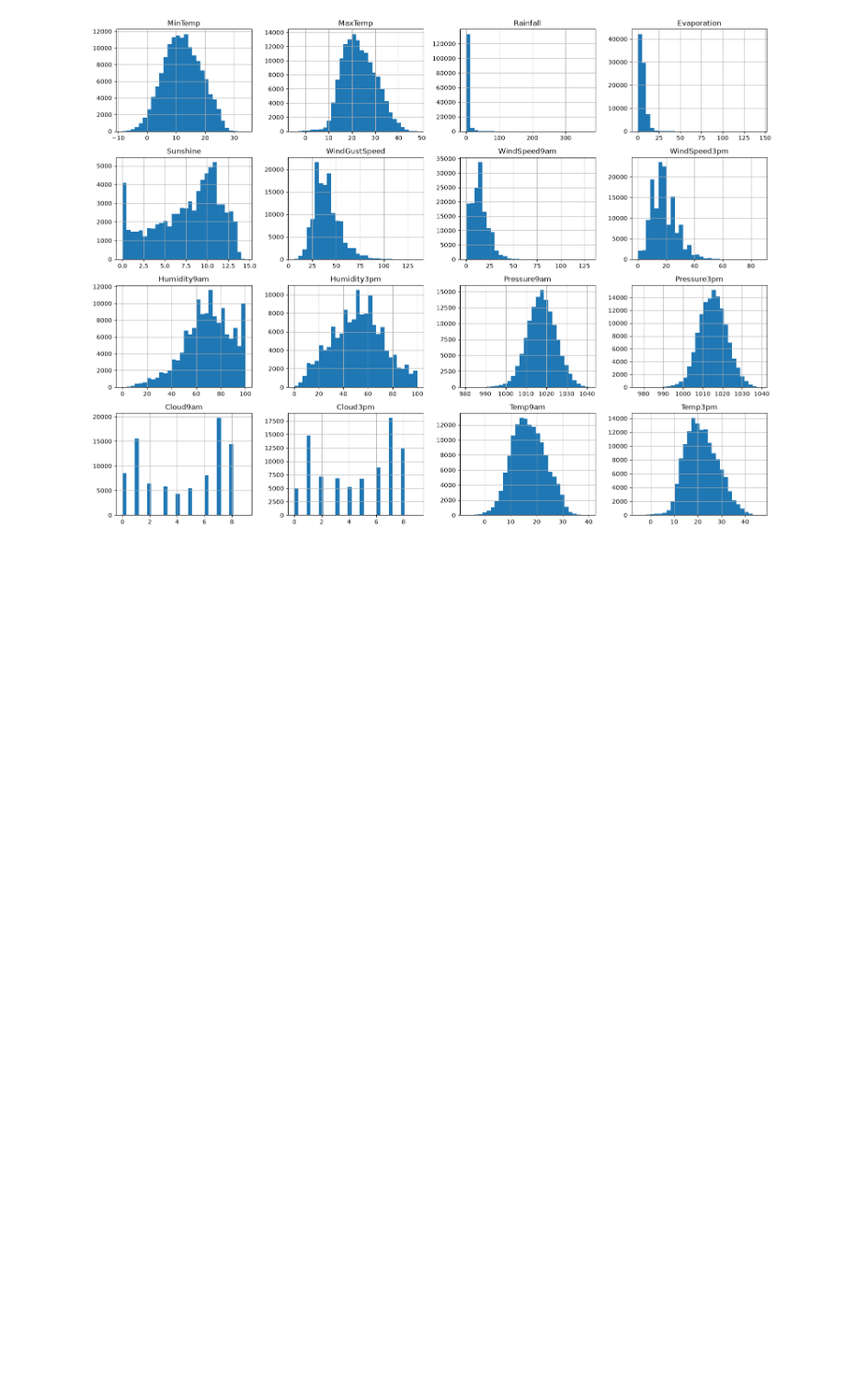
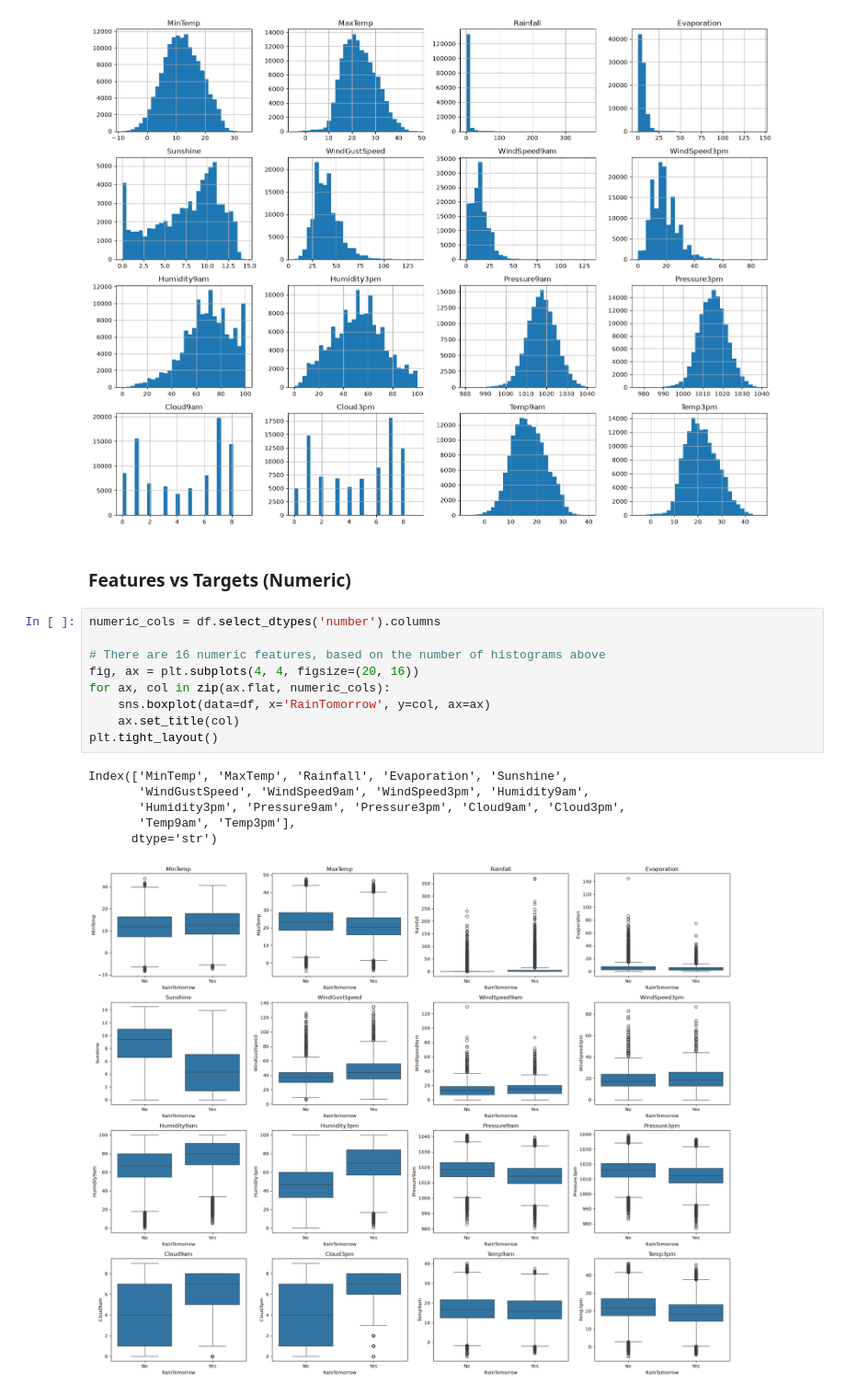
Before and after one commit to iekitamura453/DATASCI207_Final_Project, a Jupyter notebook: herman_notebook.ipynb, the cells around one changed output. Shown at 92% size. Cells and saved outputs as stored; diff of their text form; blank space fills up the shorter version.

Commit message:
Added more boxplots and bar chart

```diff
--- a/herman_notebook.ipynb
+++ b/herman_notebook.ipynb
@@ -195,3 +195,21 @@ WindDir3pm 16
 RainToday 2
 RainTomorrow 2
 [figure]
+# %% [markdown]
+### Features vs Targets (Numeric)
+# %%
+numeric_cols = df.select_dtypes('number').columns
+
+# There are 16 numeric features, based on the number of histograms above
+fig, ax = plt.subplots(4, 4, figsize=(20, 16))
+for ax, col in zip(ax.flat, numeric_cols):
+    sns.boxplot(data=df, x='RainTomorrow', y=col, ax=ax)
+    ax.set_title(col)
+plt.tight_layout()
+# %% [output]
+Index(['MinTemp', 'MaxTemp', 'Rainfall', 'Evaporation', 'Sunshine',
+       'WindGustSpeed', 'WindSpeed9am', 'WindSpeed3pm', 'Humidity9am',
+       'Humidity3pm', 'Pressure9am', 'Pressure3pm', 'Cloud9am', 'Cloud3pm',
+       'Temp9am', 'Temp3pm'],
+      dtype='str')
+[figure, added]
```
Also changed, not shown: parts of 3 cells of this notebook.
